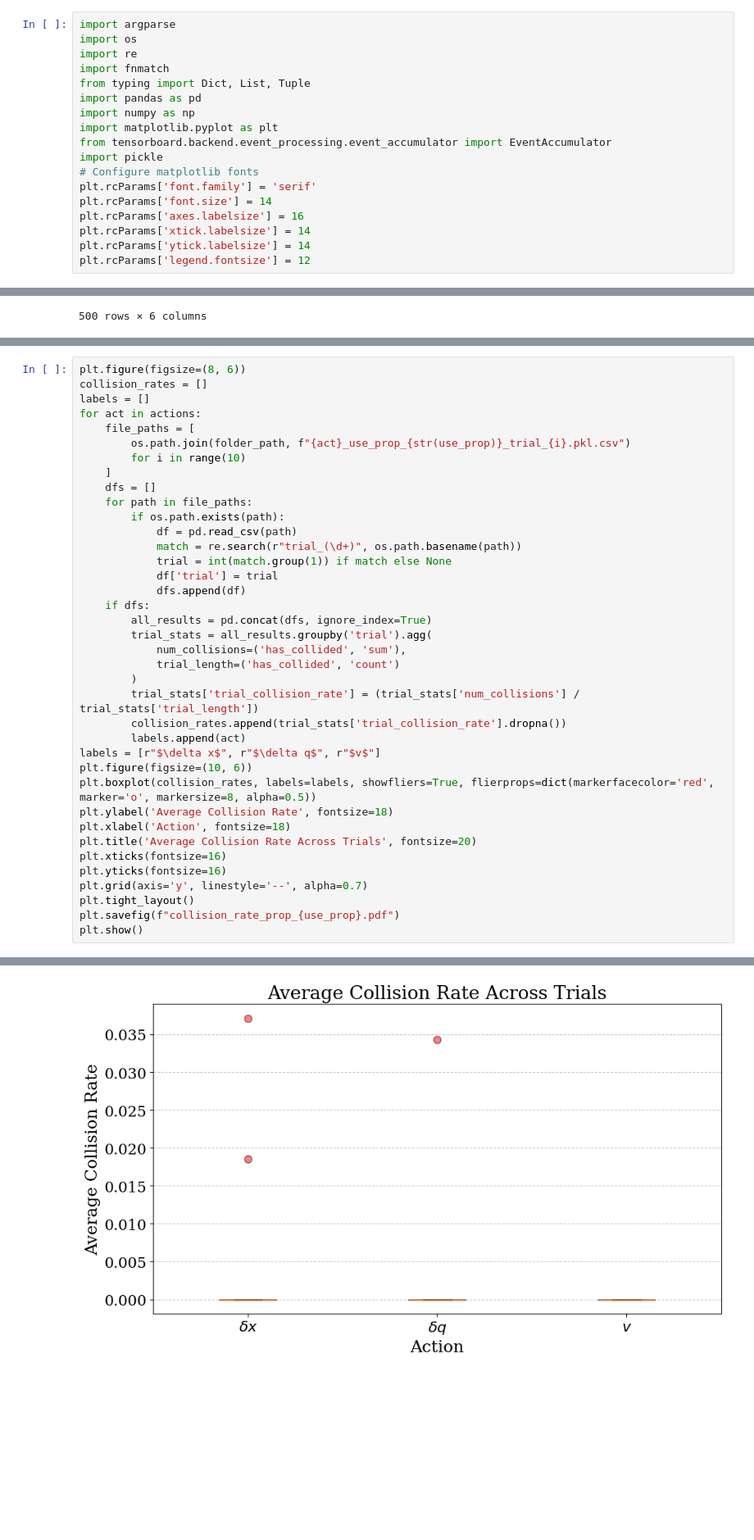
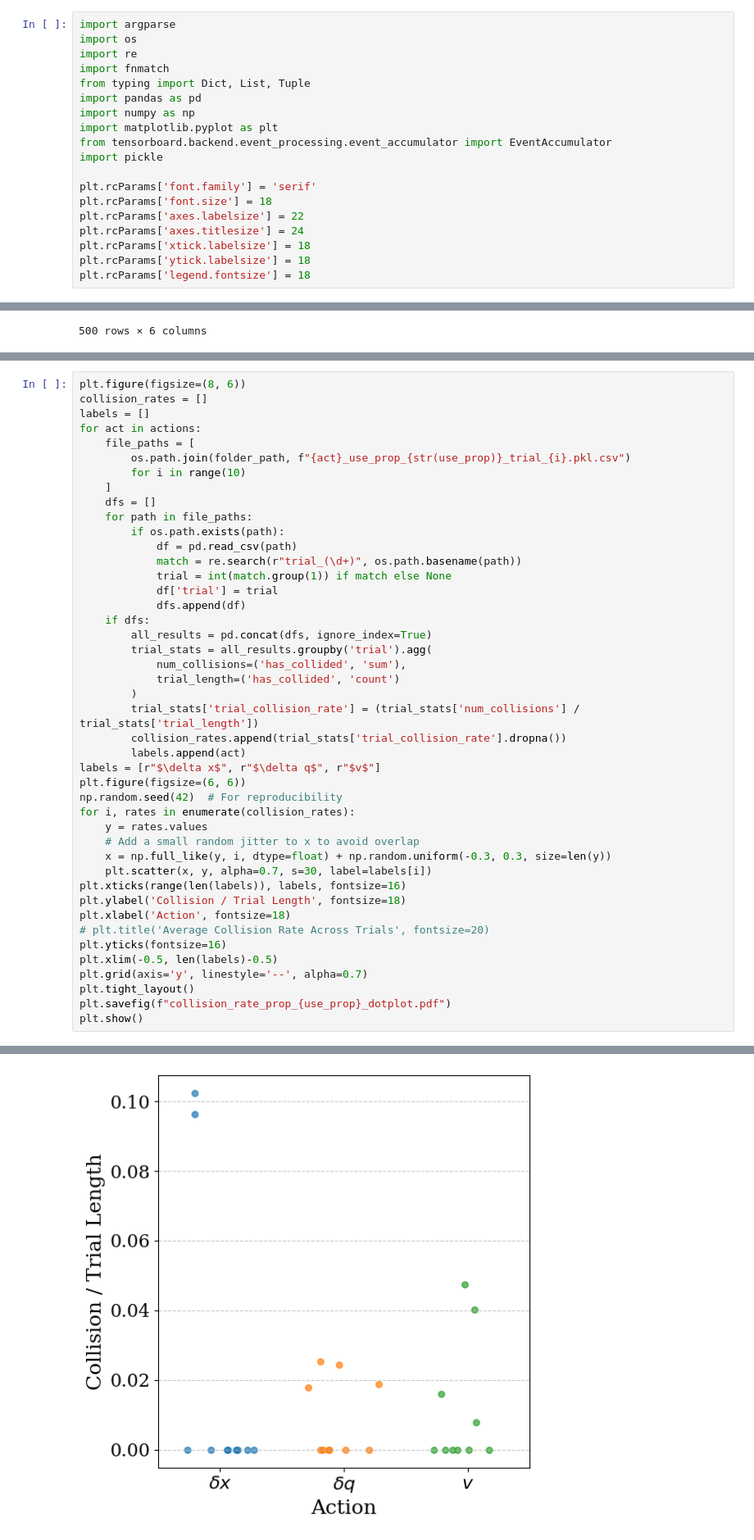
Before and after one commit to RL-Sim-to-Real/training, a Jupyter notebook: visualize/real_time_experiments.ipynb, the cells around one changed output, grey strips where cells are left out. Shown at 82% size. Cells and saved outputs as stored; diff of their text form; blank space fills up the shorter version.

Commit message:
new plots

```diff
--- a/visualize/real_time_experiments.ipynb
+++ b/visualize/real_time_experiments.ipynb
@@ -9,13 +9,14 @@ import numpy as np
 import matplotlib.pyplot as plt
 from tensorboard.backend.event_processing.event_accumulator import EventAccumulator
 import pickle
-# Configure matplotlib fonts
+
 plt.rcParams['font.family'] = 'serif'
-plt.rcParams['font.size'] = 14
-plt.rcParams['axes.labelsize'] = 16
-plt.rcParams['xtick.labelsize'] = 14
-plt.rcParams['ytick.labelsize'] = 14
-plt.rcParams['legend.fontsize'] = 12
+plt.rcParams['font.size'] = 18
+plt.rcParams['axes.labelsize'] = 22
+plt.rcParams['axes.titlesize'] = 24
+plt.rcParams['xtick.labelsize'] = 18
+plt.rcParams['ytick.labelsize'] = 18
+plt.rcParams['legend.fontsize'] = 18
 # %%
 actions = [
     "cartesian_position",
@@ -136,37 +137,43 @@ labels = []
 for act in actions:
     file_paths = [
         os.path.join(folder_path, f"{act}_use_prop_{str(use_prop)}_trial_{i}.pkl.csv")
         for i in range(10)
     ]
     dfs = []
     for path in file_paths:
         if os.path.exists(path):
             df = pd.read_csv(path)
             match = re.search(r"trial_(\d+)", os.path.basename(path))
             trial = int(match.group(1)) if match else None
             df['trial'] = trial
             dfs.append(df)
     if dfs:
         all_results = pd.concat(dfs, ignore_index=True)
         trial_stats = all_results.groupby('trial').agg(
             num_collisions=('has_collided', 'sum'),
             trial_length=('has_collided', 'count')
         )
         trial_stats['trial_collision_rate'] = (trial_stats['num_collisions'] / trial_stats['trial_length'])
         collision_rates.append(trial_stats['trial_collision_rate'].dropna())
         labels.append(act)
 labels = [r"$\delta x$", r"$\delta q$", r"$v$"]
-plt.figure(figsize=(10, 6))
-plt.boxplot(collision_rates, labels=labels, showfliers=True, flierprops=dict(markerfacecolor='red', marker='o', markersize=8, alpha=0.5))
-plt.ylabel('Average Collision Rate', fontsize=18)
+plt.figure(figsize=(6, 6))
+np.random.seed(42)  # For reproducibility
+for i, rates in enumerate(collision_rates):
+    y = rates.values
+    # Add a small random jitter to x to avoid overlap
+    x = np.full_like(y, i, dtype=float) + np.random.uniform(-0.3, 0.3, size=len(y))
+    plt.scatter(x, y, alpha=0.7, s=30, label=labels[i])
+plt.xticks(range(len(labels)), labels, fontsize=16)
+plt.ylabel('Collision / Trial Length', fontsize=18)
 plt.xlabel('Action', fontsize=18)
-plt.title('Average Collision Rate Across Trials', fontsize=20)
-plt.xticks(fontsize=16)
+# plt.title('Average Collision Rate Across Trials', fontsize=20)
 plt.yticks(fontsize=16)
+plt.xlim(-0.5, len(labels)-0.5)
 plt.grid(axis='y', linestyle='--', alpha=0.7)
 plt.tight_layout()
-plt.savefig(f"collision_rate_prop_{use_prop}.pdf")
+plt.savefig(f"collision_rate_prop_{use_prop}_dotplot.pdf")
 plt.show()
 # %% [output]
 <Figure size 800x600 with 0 Axes>
-[figure, old version]
+[figure, new version]
```
Also changed, not shown: parts of 9 cells of this notebook, 7 other files.
